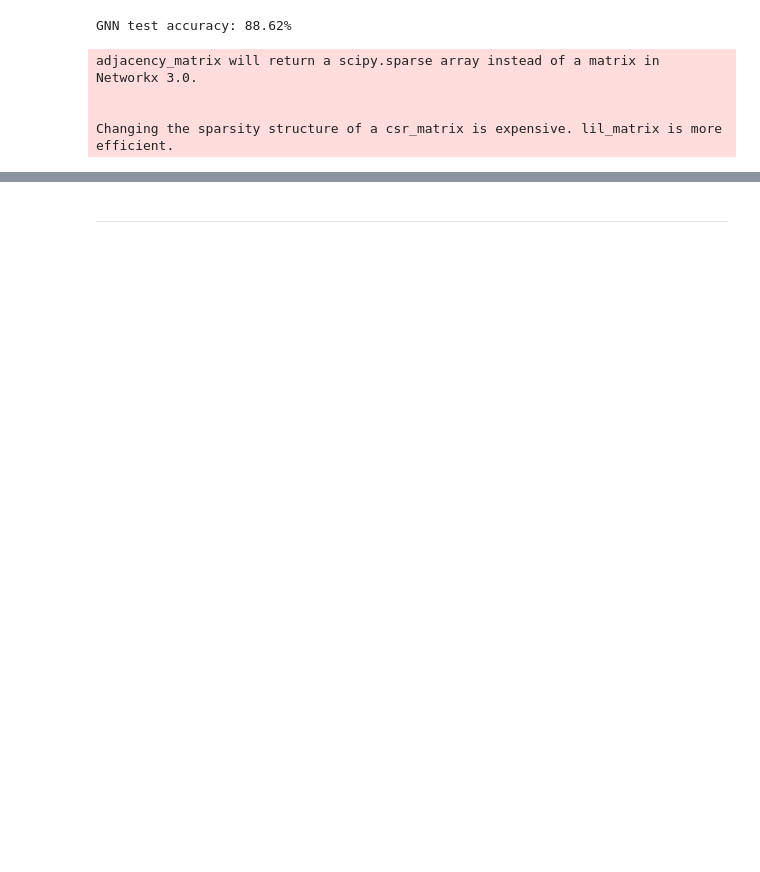
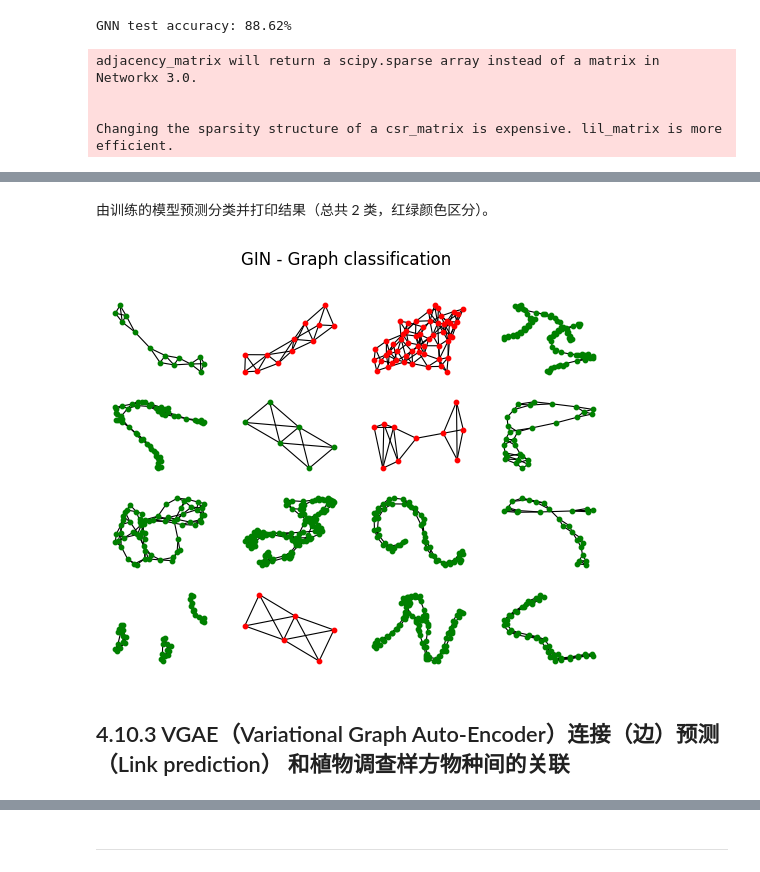
Before and after one commit to richieBao/USDA_special_study, a Jupyter notebook: code/4.10.4-图神经网络（GNN）.ipynb, the cells around one changed output, grey strips where cells are left out. Cells and saved outputs as stored; diff of their text form; code cells hidden in the pictures; blank space fills up the shorter version.

```diff
--- a/code/4.10.4-图神经网络（GNN）.ipynb
+++ b/code/4.10.4-图神经网络（GNN）.ipynb
@@ -578,0 +977,3 @@ Changing the sparsity structure of a csr_matrix is expensive. lil_matrix is more
+# %%
+root='../data/pyg_datasets/TUDataset'
+dataset = TUDataset(root=root, name='PROTEINS').shuffle()
@@ -578,0 +997,9 @@ Changing the sparsity structure of a csr_matrix is expensive. lil_matrix is more
+# %%
+# Create training, validation, and test sets
+train_dataset = dataset[:int(len(dataset)*0.8)]
+val_dataset   = dataset[int(len(dataset)*0.8):int(len(dataset)*0.9)]
+test_dataset  = dataset[int(len(dataset)*0.9):]
+# Create mini-batches
+train_loader = DataLoader(train_dataset, batch_size=64, shuffle=True)
+val_loader   = DataLoader(val_dataset, batch_size=64, shuffle=True)
+test_loader  = DataLoader(test_dataset, batch_size=64, shuffle=True)
@@ -578,0 +1008,3 @@ Changing the sparsity structure of a csr_matrix is expensive. lil_matrix is more
+# %%
+gin = usda_nx.GIN(dataset.num_node_features,dataset.num_classes,dim_h=32)
+gin
@@ -578,0 +1031,2 @@ Changing the sparsity structure of a csr_matrix is expensive. lil_matrix is more
+# %%
+gin = usda_nx.gin_train(gin, train_loader,val_loader,epochs=200,verbose=40)
@@ -578,0 +1047,8 @@ Changing the sparsity structure of a csr_matrix is expensive. lil_matrix is more
+# %% [markdown]
+由训练的模型预测分类并打印结果（总共 2 类，红绿颜色区分）。
+# %%
+_=usda_nx.gin_prediction_plot(gin,dataset[-16:],figsize=(4,4))
+# %% [output]
+[figure, added]
+# %% [markdown]
+## 4.10.3 VGAE（Variational Graph Auto-Encoder）连接（边）预测（Link prediction） 和植物调查样方物种间的关联
```
Also changed, not shown: parts of 128 cells of this notebook, 48 other files.
